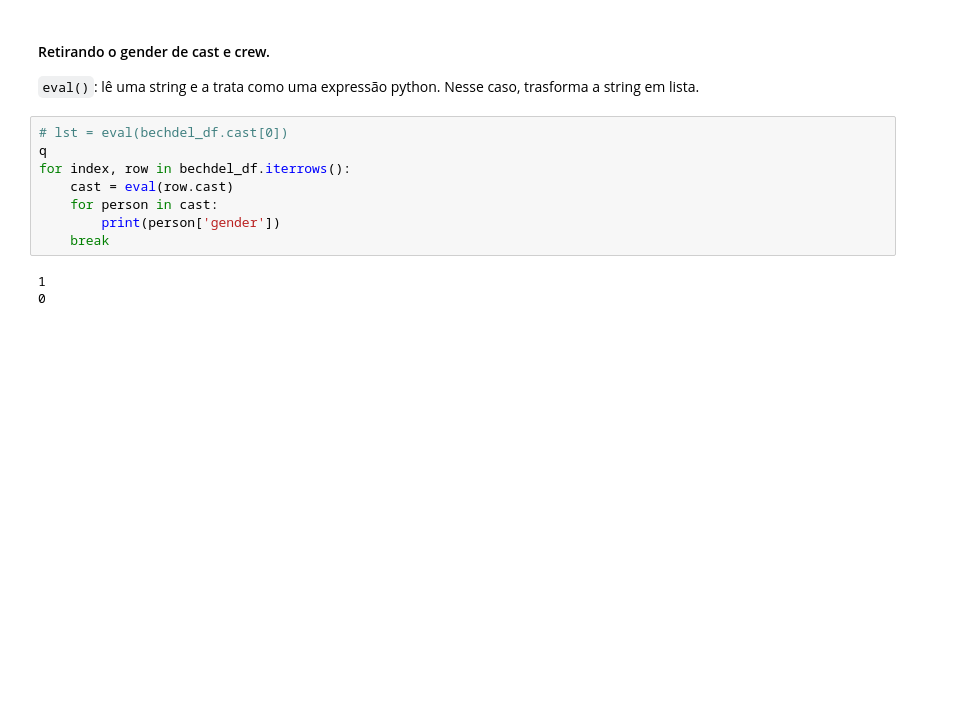
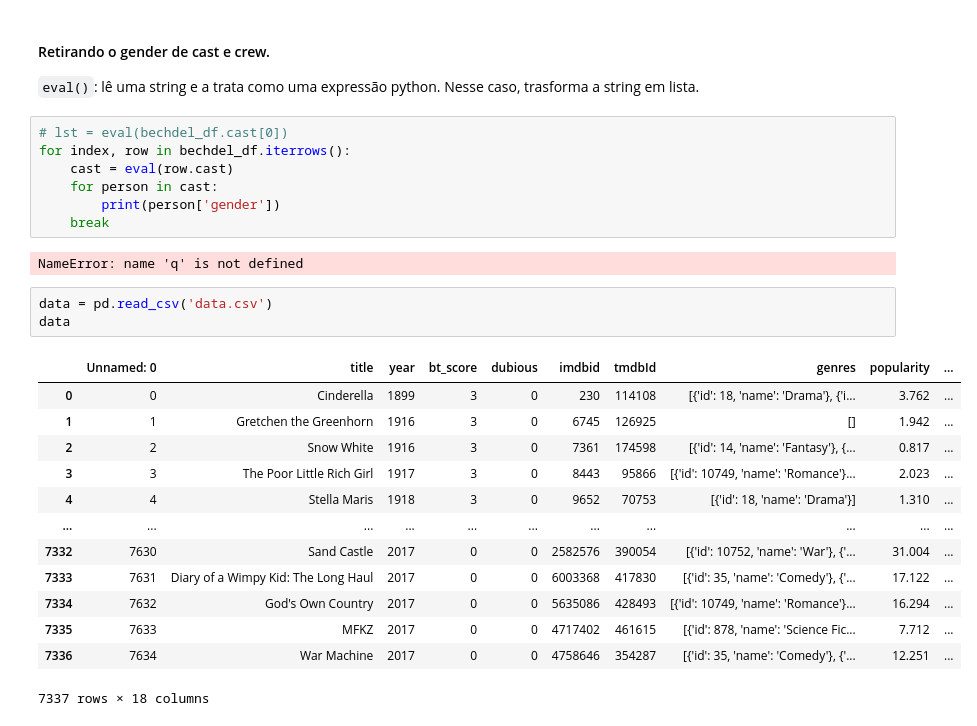
Before and after one commit to vinifm/puc_bechdel, a Jupyter notebook: main.ipynb, the cells around one changed output. Drawn from its saved outputs; the diff is of its cells as text; blank space fills up the shorter version.

```diff
--- a/main.ipynb
+++ b/main.ipynb
@@ -126,12 +106,27 @@ sns.heatmap(corr, mask=mask, cmap=cmap, vmax=.3, center=0, square=True, linewidt
 `eval()`: lê uma string e a trata como uma expressão python. Nesse caso, trasforma a string em lista.
 # %%
 # lst = eval(bechdel_df.cast[0])
-q
 for index, row in bechdel_df.iterrows():
 	cast = eval(row.cast)
 	for person in cast:
 		print(person['gender'])
 	break
 # %% [output]
-1
-0
+NameError: name 'q' is not defined
+# %%
+data = pd.read_csv('data.csv')
+data
+# %% [output]
+|  | Unnamed: 0 | title | year | bt_score | dubious | imdbid | tmdbId | genres | popularity | ... |
+| 0 | 0 | Cinderella | 1899 | 3 | 0 | 230 | 114108 | [{'id': 18, 'name': 'Drama'}, {'i... | 3.762 | ... |
+| 1 | 1 | Gretchen the Greenhorn | 1916 | 3 | 0 | 6745 | 126925 | [] | 1.942 | ... |
+| 2 | 2 | Snow White | 1916 | 3 | 0 | 7361 | 174598 | [{'id': 14, 'name': 'Fantasy'}, {... | 0.817 | ... |
+| 3 | 3 | The Poor Little Rich Girl | 1917 | 3 | 0 | 8443 | 95866 | [{'id': 10749, 'name': 'Romance'}... | 2.023 | ... |
+| 4 | 4 | Stella Maris | 1918 | 3 | 0 | 9652 | 70753 | [{'id': 18, 'name': 'Drama'}] | 1.310 | ... |
+| ... | ... | ... | ... | ... | ... | ... | ... | ... | ... | ... |
+| 7332 | 7630 | Sand Castle | 2017 | 0 | 0 | 2582576 | 390054 | [{'id': 10752, 'name': 'War'}, {'... | 31.004 | ... |
+| 7333 | 7631 | Diary of a Wimpy Kid: The Long Haul | 2017 | 0 | 0 | 6003368 | 417830 | [{'id': 35, 'name': 'Comedy'}, {'... | 17.122 | ... |
+| 7334 | 7632 | God's Own Country | 2017 | 0 | 0 | 5635086 | 428493 | [{'id': 10749, 'name': 'Romance'}... | 16.294 | ... |
+| 7335 | 7633 | MFKZ | 2017 | 0 | 0 | 4717402 | 461615 | [{'id': 878, 'name': 'Science Fic... | 7.712 | ... |
+| 7336 | 7634 | War Machine | 2017 | 0 | 0 | 4758646 | 354287 | [{'id': 35, 'name': 'Comedy'}, {'... | 12.251 | ... |
+7337 rows × 18 columns
```
Also changed, not shown: parts of 2 cells of this notebook, 3 other files.
